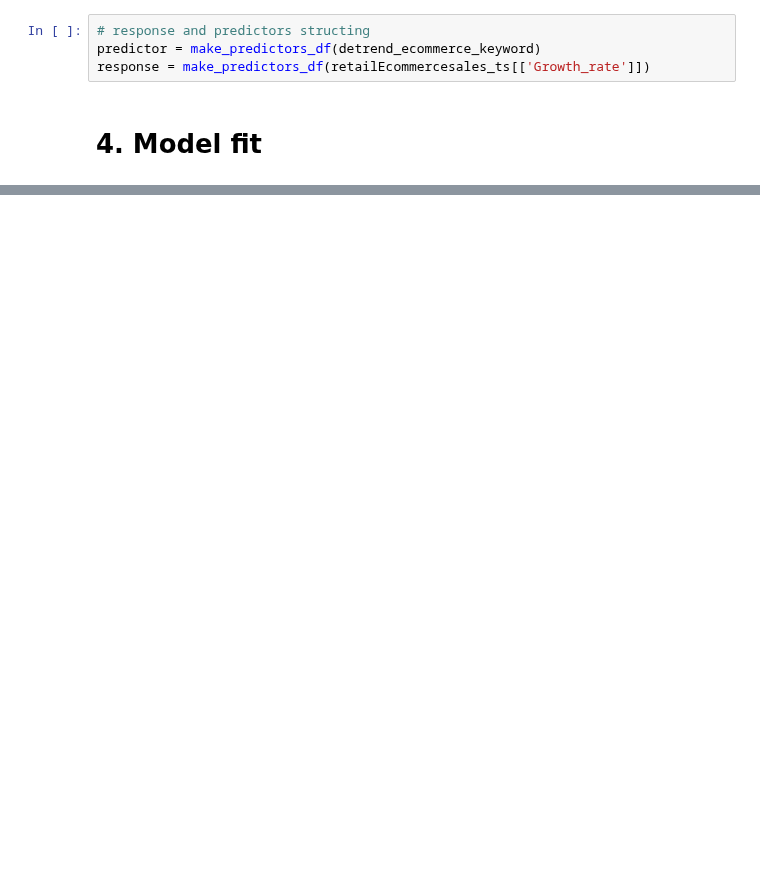
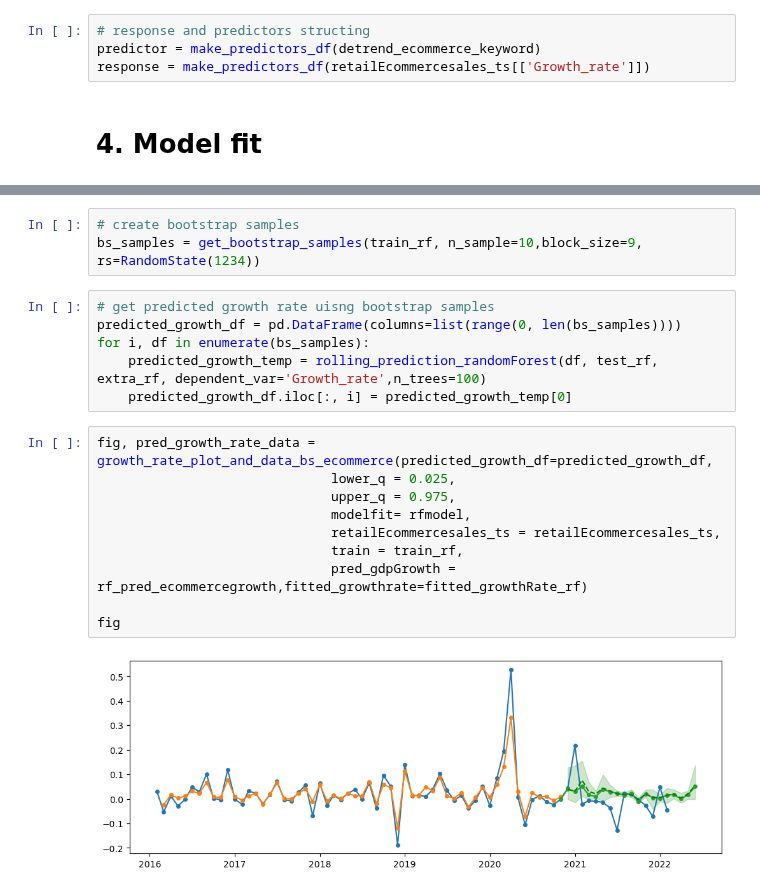
Before and after one commit to ubco-mds-2021-labs/capstone-project-googletrends_capstone, a Jupyter notebook: src/code/FinalEcommerce_Notebook.ipynb, the cells around one changed output, grey strips where cells are left out. Drawn from its saved outputs; the diff is of its cells as text; blank space fills up the shorter version.

```diff
--- a/src/code/FinalEcommerce_Notebook.ipynb
+++ b/src/code/FinalEcommerce_Notebook.ipynb
@@ -139,0 +143,21 @@ Prediction error: 369815.4562881345
+# %%
+# create bootstrap samples
+bs_samples = get_bootstrap_samples(train_rf, n_sample=10,block_size=9, rs=RandomState(1234))
+# %%
+# get predicted growth rate uisng bootstrap samples
+predicted_growth_df = pd.DataFrame(columns=list(range(0, len(bs_samples))))
+for i, df in enumerate(bs_samples):
+    predicted_growth_temp = rolling_prediction_randomForest(df, test_rf, extra_rf, dependent_var='Growth_rate',n_trees=100)
+    predicted_growth_df.iloc[:, i] = predicted_growth_temp[0]
+# %%
+fig, pred_growth_rate_data = growth_rate_plot_and_data_bs_ecommerce(predicted_growth_df=predicted_growth_df,
+                              lower_q = 0.025,
+                              upper_q = 0.975,
+                              modelfit= rfmodel,
+                              retailEcommercesales_ts = retailEcommercesales_ts,
+                              train = train_rf,
+                              pred_gdpGrowth = rf_pred_ecommercegrowth,fitted_growthrate=fitted_growthRate_rf)
+
+fig
+# %% [output]
+[figure, added]
```
Also changed, not shown: parts of 6 cells of this notebook.
